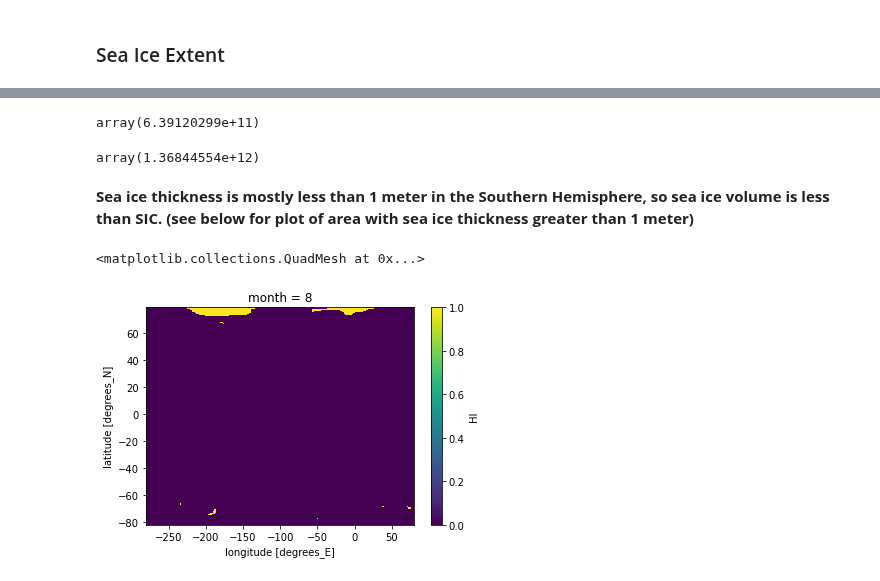
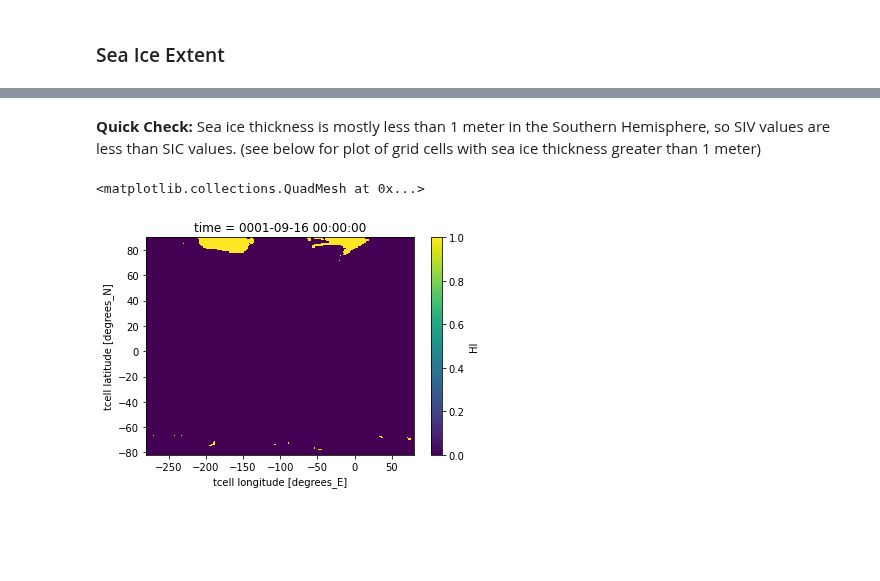
Before and after one commit to bbuchovecky/hmei, a Jupyter notebook: notebooks/ctrl_run_analysis.ipynb, the cells around one changed output, grey strips where cells are left out. Drawn from its saved outputs; the diff is of its cells as text; code cells hidden in the pictures; blank space fills up the shorter version.

```diff
--- a/notebooks/ctrl_run_analysis.ipynb
+++ b/notebooks/ctrl_run_analysis.ipynb
@@ -403,4 +398,5 @@ subdir_ctrl = 'CTRL/'
 path_hi = rootdir+subdir_ctrl+'/HI/HI_0001_0300.nc'
 hi_ds = xr.open_mfdataset(path_hi)
 
-hi_ds = hi_ds.rename({'time':'TIME'})
+HI = hi_ds.HI.rename({'xt':'xt_ocean', 'yt':'yt_ocean'})
+HI = HI.assign_coords({'xt_ocean':ocean_grid.xt_ocean, 'yt_ocean':ocean_grid.yt_ocean})
@@ -419,8 +402,0 @@ SI_vol[0].plot()
-# %%
-SI_vol[0].sum(dim={'xt', 'yt'}).values
-# %% [output]
-array(6.39120299e+11)
-# %%
-SH_area_SIE[0].sum(dim={'xt', 'yt'}).values
-# %% [output]
-array(1.36844554e+12)
@@ -427,13 +427,13 @@ array(1.36844554e+12)
 # %% [markdown]
-**Sea ice thickness is mostly less than 1 meter in the Southern Hemisphere, so sea ice volume is less than SIC. (see below for plot of area with sea ice thickness greater than 1 meter)**
+**Quick Check:** Sea ice thickness is mostly less than 1 meter in the Southern Hemisphere, so SIV values are less than SIC values. (see below for plot of grid cells with sea ice thickness greater than 1 meter)
 # %%
 threshold = 1
-month = 7
-hi_clim = hi_ds.HI.groupby('TIME.month').mean(dim='TIME')
+month = 8      # September should be around peak sea ice in Southern Ocean
+HI_clim = HI.groupby('time.month').mean(dim='time')
 
-t = xr.where(hi_clim[month] > threshold, 1, 0)
-# t = xr.where(np.isnan(hi_clim[month]), np.nan, t)
+t = xr.where(HI[month] > threshold, 1, 0)
+# t = xr.where(np.isnan(HI_clim[month]), np.nan, t)
 t.plot()
 # %% [output]
 <matplotlib.collections.QuadMesh at 0x...>
-[figure, old version]
+[figure, new version]
```
Also changed, not shown: parts of 17 cells of this notebook.
